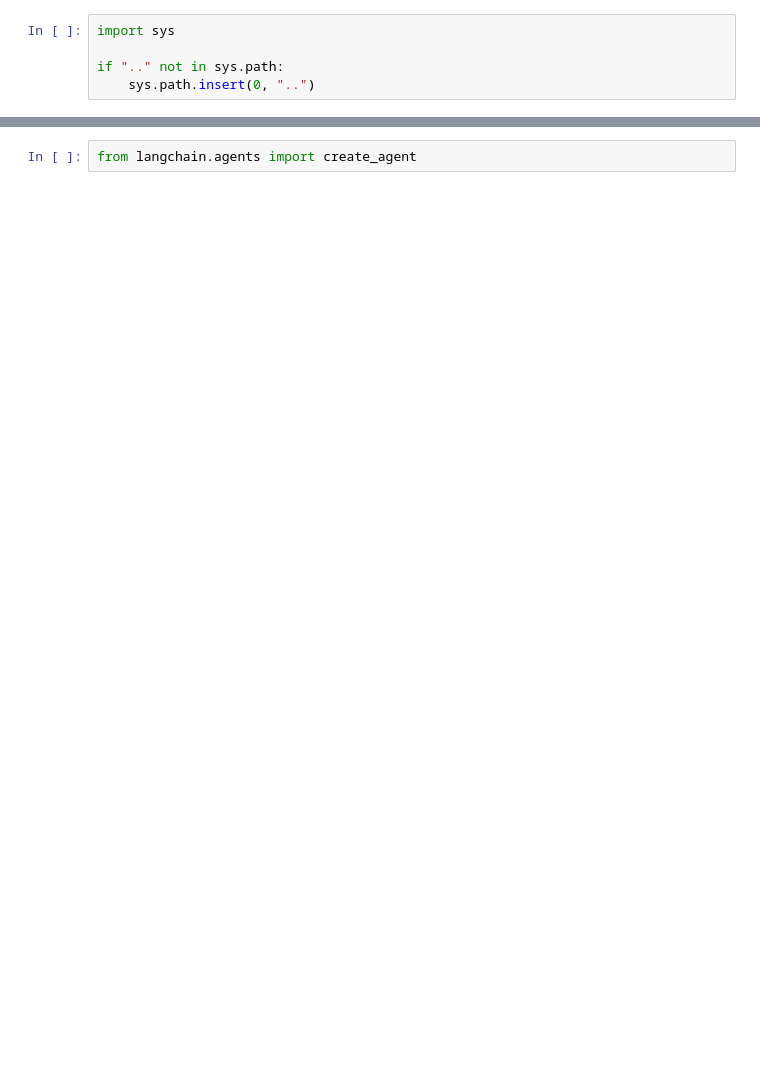
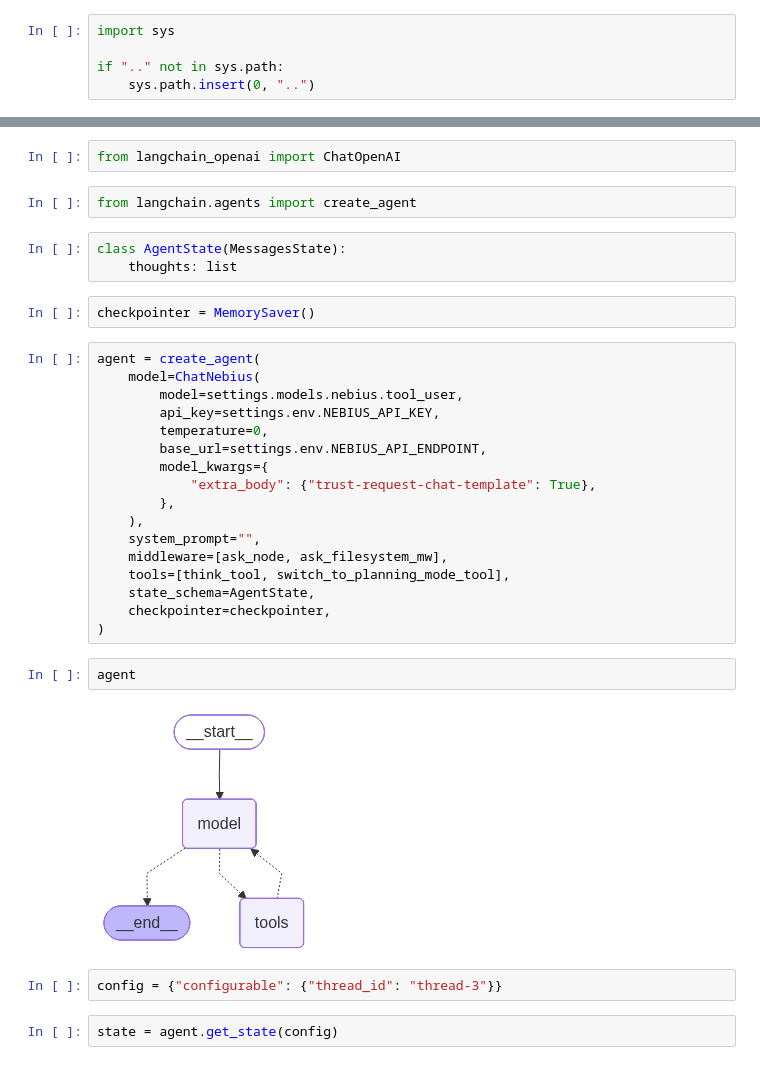
Before and after one commit to Roudranil/lattice, a Jupyter notebook: notebooks/starter-agent3.ipynb, the cells around one changed output, grey strips where cells are left out. Drawn from its saved outputs; the diff is of its cells as text; blank space fills up the shorter version.

Commit message:
update notebooks (starter agent 3 is finally working)

```diff
--- a/notebooks/starter-agent3.ipynb
+++ b/notebooks/starter-agent3.ipynb
@@ -125,2 +279,34 @@ filesystem_mw.tools[0].args_schema = wrap_tool_with_doc_and_error_handling(
+# %%
+from langchain_openai import ChatOpenAI
 # %%
 from langchain.agents import create_agent
+# %%
+class AgentState(MessagesState):
+    thoughts: list
+# %%
+checkpointer = MemorySaver()
+# %%
+agent = create_agent(
+    model=ChatNebius(
+        model=settings.models.nebius.tool_user,
+        api_key=settings.env.NEBIUS_API_KEY,
+        temperature=0,
+        base_url=settings.env.NEBIUS_API_ENDPOINT,
+        model_kwargs={
+            "extra_body": {"trust-request-chat-template": True},
+        },
+    ),
+    system_prompt="",
+    middleware=[ask_node, ask_filesystem_mw],
+    tools=[think_tool, switch_to_planning_mode_tool],
+    state_schema=AgentState,
+    checkpointer=checkpointer,
+)
+# %%
+agent
+# %% [output]
+[figure, added]
+# %%
+config = {"configurable": {"thread_id": "thread-3"}}
+# %%
+state = agent.get_state(config)
```
Also changed, not shown: parts of 19 cells of this notebook, 2 other files.
